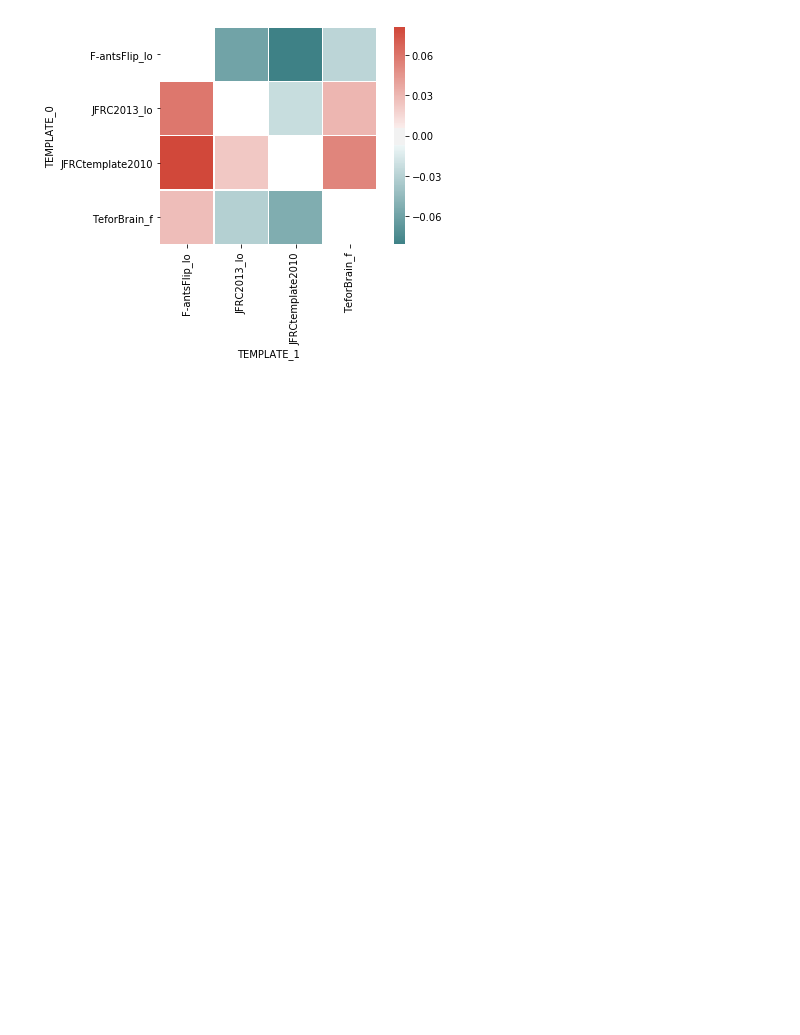
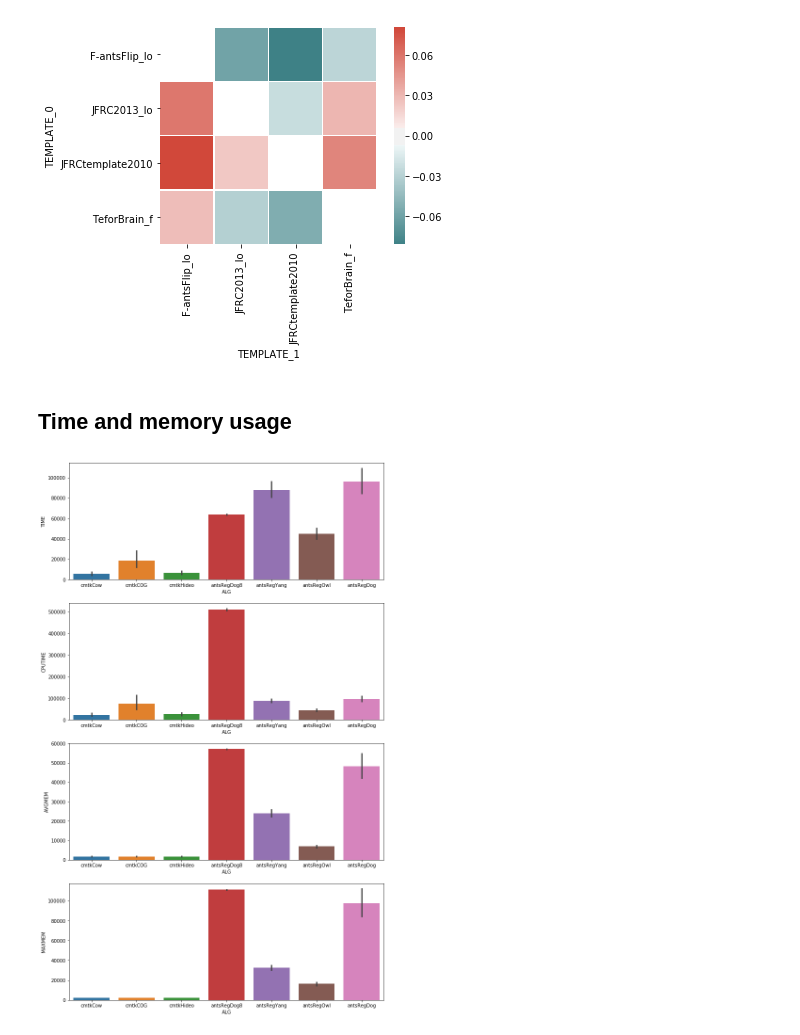
Before and after one commit to saalfeldlab/template-building, a Jupyter notebook: python/Vis_Pairwise_alg-template_stats.ipynb, the cells around one changed output. Drawn from its saved outputs; the diff is of its cells as text; code cells hidden in the pictures; blank space fills up the shorter version.

Commit message:
vis time and memory by algorithm

```diff
--- a/python/Vis_Pairwise_alg-template_stats.ipynb
+++ b/python/Vis_Pairwise_alg-template_stats.ipynb
@@ -41,6 +41,11 @@ def count_avg( alg_list ):
     def avg(x):
         return ( x['COUNT_'+alg_list[0]] + x['COUNT_'+alg_list[1]] ) / 2.
     return avg
+
+def str_cat( colA, colB, sep=',' ):
+    def cat(x):
+        return '{}{}{}'.format( x[colA], sep, x[colB] )
+    return cat
 
 def log_count_avg( alg_list ):
     def avg(x):
@@ -418,3 +423,38 @@ sns.heatmap( piv_template_md, cmap=cmap,
 # %% [output]
 <matplotlib.axes._subplots.AxesSubplot at 0x...>
 [figure]
+# %% [markdown]
+## Time and memory usage
+# %%
+time_mem_df = pd.read_csv( '/nrs/saalfeld/john/projects/flyChemStainAtlas/all_evals/time_mem_data.csv',
+                         dtype={'ALG':str, 'TEMPLATE':str, 'THREADS':np.int32,
+                                'TIME':np.float32, 'AVGMEM':np.float32, 'MAXMEM':np.float32})
+
+time_mem_df['EXP'] = time_mem_df[['TEMPLATE','ALG']].apply( str_cat('TEMPLATE','ALG'), axis=1 )
+# time_mem_df.dtypes
+# %%
+def mult_col( colA, colB ):
+    def mult(x):
+        return x[colA]*x[colB]
+    return mult
+
+time_mem_df['CPUTIME'] = time_mem_df[['TIME','THREADS']].apply( mult_col('TIME','THREADS'), axis=1 )
+# %%
+# fig= plt.figure()
+
+f, (ax1, ax2, ax3, ax4) = plt.subplots(4, 1, figsize=(12, 21), sharex=False)
+
+g1=sns.factorplot( x='ALG', y='TIME',    kind='bar', data=time_mem_df, ax=ax1 )
+g2=sns.factorplot( x='ALG', y='CPUTIME', kind='bar', data=time_mem_df, ax=ax2 )
+g3=sns.factorplot( x='ALG', y='AVGMEM',  kind='bar', data=time_mem_df, ax=ax3 )
+g4=sns.factorplot( x='ALG', y='MAXMEM',  kind='bar', data=time_mem_df, ax=ax4 )
+
+# close the extra figures
+plt.close(g1.fig)
+plt.close(g2.fig)
+plt.close(g3.fig)
+plt.close(g4.fig)
+
+# ax1.set_xticklabels(rotation=30) # This doesn't work with subplots :(
+# %% [output]
+[figure, added]
```
